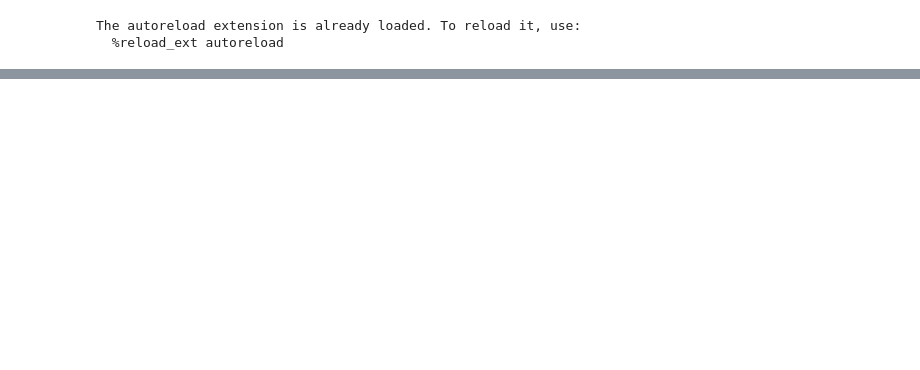
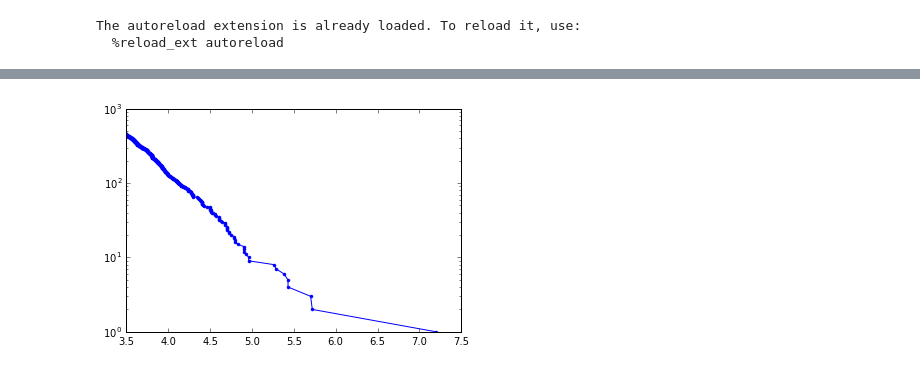
Before and after one commit to markyoder/globalETAS, a Jupyter notebook: etas_linear_density_figs.ipynb, the cells around one changed output, grey strips where cells are left out. Saved outputs shown, nothing was run; the diff lists cells and outputs as text; code cells hidden in the pictures; blank space fills up the shorter version.

```diff
--- a/etas_linear_density_figs.ipynb
+++ b/etas_linear_density_figs.ipynb
@@ -136,0 +206,2 @@ mainshock data:  {'lat': 28.147300000000001, 'depth': 15.0, 'mag': 7.79999999999
+# %%
+A = LD_figure(**emc_params)
@@ -136,0 +216,4 @@ mainshock data:  {'lat': 28.147300000000001, 'depth': 15.0, 'mag': 7.79999999999
+# %%
+A.GR_dist(fignum=1)
+# %% [output]
+[figure, added]
```
Also changed, not shown: parts of 5 cells of this notebook.
